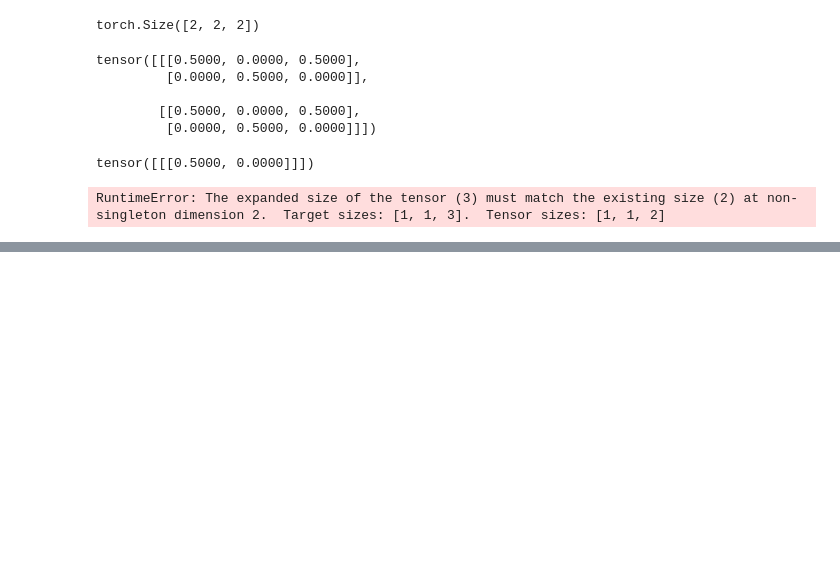
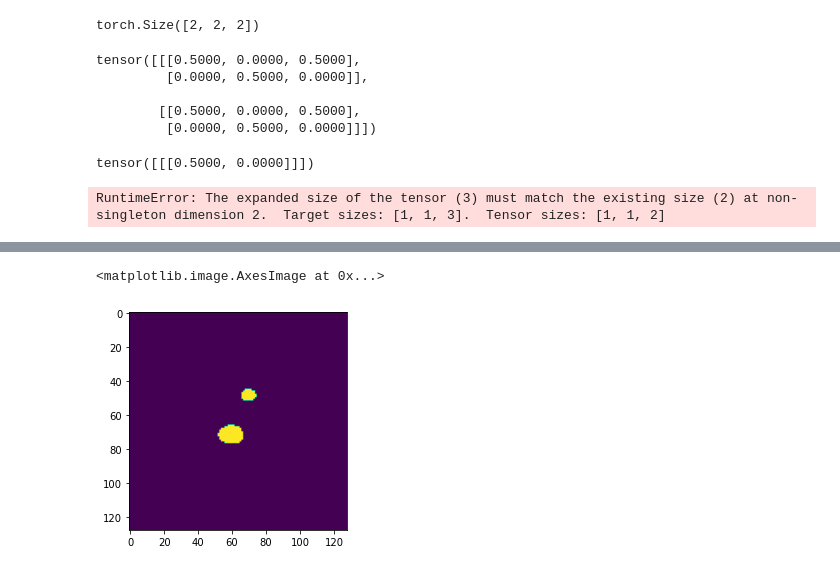
Before and after one commit to marinbenc/segment-then-segment, a Jupyter notebook: exploration.ipynb, the cells around one changed output, grey strips where cells are left out. Cells and saved outputs as stored; diff of their text form; code cells hidden in the pictures; blank space fills up the shorter version.

```diff
--- a/exploration.ipynb
+++ b/exploration.ipynb
@@ -129,0 +198,15 @@ RuntimeError: The expanded size of the tensor (3) must match the existing size (
+# %%
+# [(left, right, top, bottom)]
+paddings = [(l, 128 - (l + w), t, 128 - (t + h))
+            for (l, t, w, h) in bounding_rects]
+# first scale it back to the size of the bbox
+#print(bounding_rects)
+orig_size = [F.interpolate(img.unsqueeze(0), rect[-2])[0] for (img, rect) in zip(sampled, bounding_rects)]
+# then pad around the bbox to position it as it was in the image originally
+output2_inverse = [F.pad(img, padding) for (img, padding) in zip(orig_size, paddings)]
+output2_inverse = torch.stack(output2_inverse)
+# %%
+plt.imshow(output2_inverse[0][0])
+# %% [output]
+<matplotlib.image.AxesImage at 0x...>
+[figure, added]
```
Also changed, not shown: parts of 6 cells of this notebook, 5 other files.
